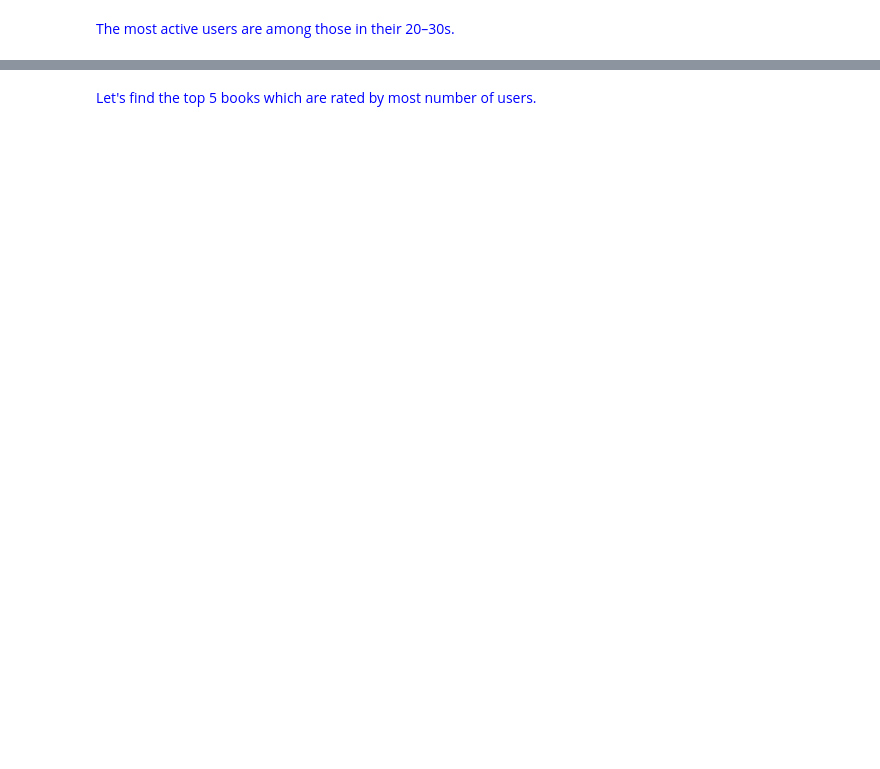
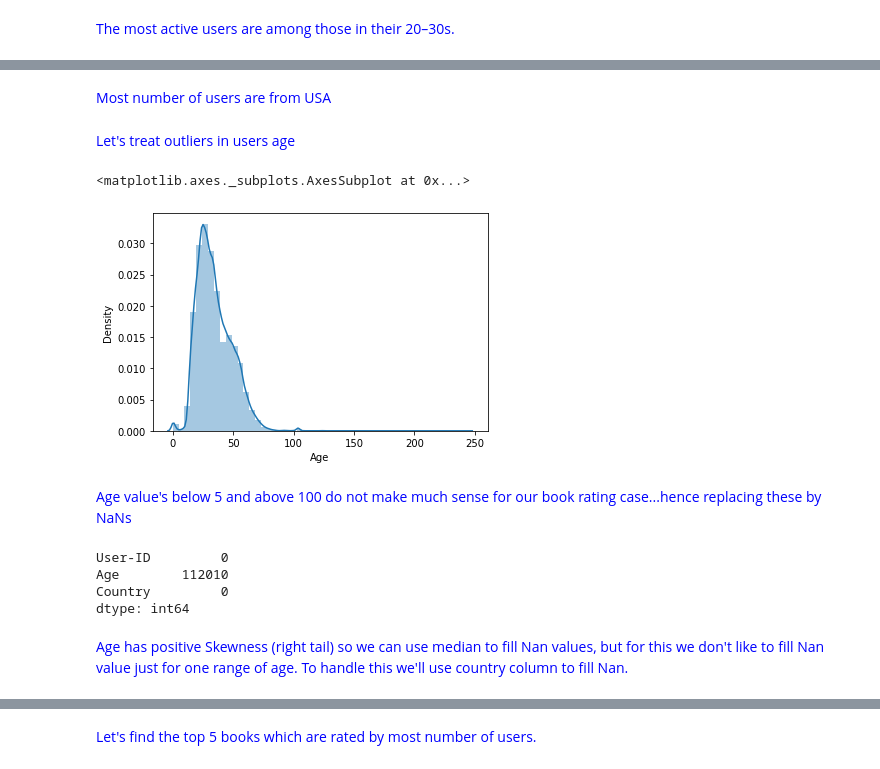
Before and after one commit to Harsh1091996/Book-Recommendation-System, a Jupyter notebook: Himanshu_Sharma_Book_Recommendation.ipynb, the cells around one changed output, grey strips where cells are left out. Cells and saved outputs as stored; diff of their text form; code cells hidden in the pictures; blank space fills up the shorter version.

```diff
--- a/Himanshu_Sharma_Book_Recommendation.ipynb
+++ b/Himanshu_Sharma_Book_Recommendation.ipynb
@@ -117,0 +205,11 @@ plt.show()
+# %% [markdown]
+<font color='blue'>Most number of users are from USA
+# %% [markdown]
+<font color='blue'>Let's treat outliers in users age
+# %%
+sns.distplot(users.Age)
+# %% [output]
+<matplotlib.axes._subplots.AxesSubplot at 0x...>
+[figure, added]
+# %% [markdown]
+<font color='blue'>Age value's below 5 and above 100 do not make much sense for our book rating case...hence replacing these by NaNs
@@ -117,0 +219,11 @@ plt.show()
+# %%
+users.isna().sum()
+# %% [output]
+User-ID         0
+Age        112010
+Country         0
+dtype: int64
+# %% [markdown]
+<font color='blue'>Age has positive Skewness (right tail)
+so we can use median to fill Nan values,
+but for this we don't like to fill Nan value just for one range of age. To handle this we'll use country column to fill Nan.
```
Also changed, not shown: parts of 78 cells of this notebook.
